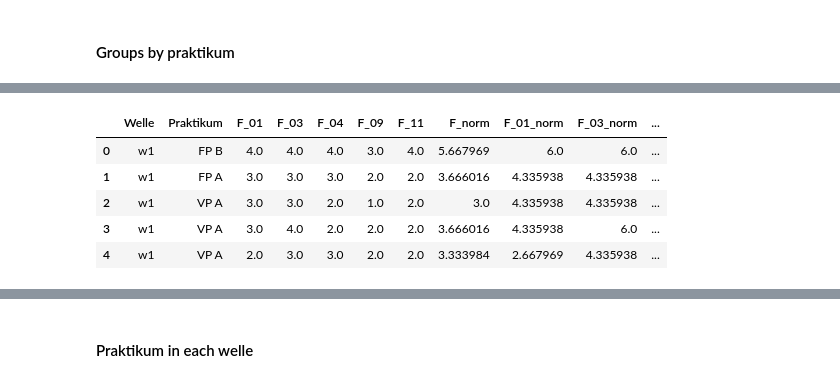
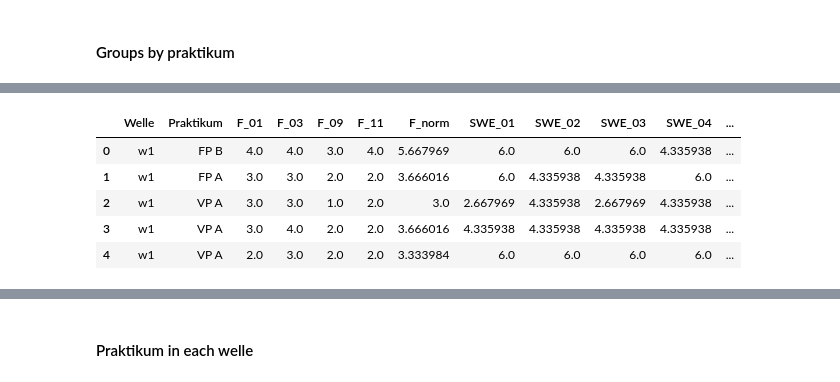
Before and after one commit to annaromankiewicz/masterarbeit, a Jupyter notebook: Analysis.ipynb, the cells around one changed output, grey strips where cells are left out. Cells and saved outputs as stored; diff of their text form; code cells hidden in the pictures.

```diff
--- a/Analysis.ipynb
+++ b/Analysis.ipynb
@@ -460,39 +1029,37 @@ w3_
 # %%
-from collections import defaultdict
-selected_columns = [
+SELECTED_COLUMNS_ALL_2 = [
         'Welle','Praktikum',
-        'F_01','F_03','F_04','F_09','F_11','F_norm',
-        'F_01_norm','F_03_norm','F_04_norm','F_09_norm','F_11_norm','F_mean_norm_new',
-        'SWE_norm',
-        'SWE_01','SWE_02','SWE_03','SWE_04','SWE_05','SWE_norm_new',
+        'F_01','F_03','F_09','F_11','F_norm',
+        'SWE_01','SWE_02','SWE_03','SWE_04','SWE_05','SWE_norm',
         'Semester','geschlecht','age']
+
 wellen = [
-    w1_[selected_columns].values,
-    w3_[selected_columns].values,
-    w4_[selected_columns].values,
-    w5_[selected_columns].values,
-    w6_[selected_columns].values,
-    w8_[selected_columns].values
+    w1_[SELECTED_COLUMNS_ALL_2].values,
+    w3_[SELECTED_COLUMNS_ALL_2].values,
+    w4_[SELECTED_COLUMNS_ALL_2].values,
+    w5_[SELECTED_COLUMNS_ALL_2].values,
+    w6_[SELECTED_COLUMNS_ALL_2].values,
+    w8_[SELECTED_COLUMNS_ALL_2].values
 ]
 
-groups_praktikum = defaultdict(list)
+groups_praktikum_2 = defaultdict(list)
 
 for vals in wellen:
     for row in vals:
-        groups_praktikum[row[0]].append(row)
+        groups_praktikum_2[row[0]].append(row)
 
 for key in groups_praktikum.keys():
-    groups_praktikum[key] = np.array(groups_praktikum[key])
+    groups_praktikum_2[key] = np.array(groups_praktikum_2[key])
 # %%
-list_praktikums = pd.DataFrame(
-    np.concatenate(tuple(praktikum_values for praktikum_values in groups_praktikum.values()), axis=0),
-    columns=selected_columns
+list_praktikums_2 = pd.DataFrame(
+    np.concatenate(tuple(praktikum_values for praktikum_values in groups_praktikum_2.values()), axis=0),
+    columns=SELECTED_COLUMNS_ALL_2
 )
-list_praktikums.head()
+list_praktikums_2.head()
 # %% [output]
-|  | Welle | Praktikum | F_01 | F_03 | F_04 | F_09 | F_11 | F_norm | F_01_norm | F_03_norm | ... |
-| 0 | w1 | FP B | 4.0 | 4.0 | 4.0 | 3.0 | 4.0 | 5.667969 | 6.0 | 6.0 | ... |
-| 1 | w1 | FP A | 3.0 | 3.0 | 3.0 | 2.0 | 2.0 | 3.666016 | 4.335938 | 4.335938 | ... |
-| 2 | w1 | VP A | 3.0 | 3.0 | 2.0 | 1.0 | 2.0 | 3.0 | 4.335938 | 4.335938 | ... |
-| 3 | w1 | VP A | 3.0 | 4.0 | 2.0 | 2.0 | 2.0 | 3.666016 | 4.335938 | 6.0 | ... |
-| 4 | w1 | VP A | 2.0 | 3.0 | 3.0 | 2.0 | 2.0 | 3.333984 | 2.667969 | 4.335938 | ... |
+|  | Welle | Praktikum | F_01 | F_03 | F_09 | F_11 | F_norm | SWE_01 | SWE_02 | SWE_03 | SWE_04 | ... |
+| 0 | w1 | FP B | 4.0 | 4.0 | 3.0 | 4.0 | 5.667969 | 6.0 | 6.0 | 6.0 | 4.335938 | ... |
+| 1 | w1 | FP A | 3.0 | 3.0 | 2.0 | 2.0 | 3.666016 | 6.0 | 4.335938 | 4.335938 | 6.0 | ... |
+| 2 | w1 | VP A | 3.0 | 3.0 | 1.0 | 2.0 | 3.0 | 2.667969 | 4.335938 | 2.667969 | 4.335938 | ... |
+| 3 | w1 | VP A | 3.0 | 4.0 | 2.0 | 2.0 | 3.666016 | 4.335938 | 4.335938 | 4.335938 | 4.335938 | ... |
+| 4 | w1 | VP A | 2.0 | 3.0 | 2.0 | 2.0 | 3.333984 | 6.0 | 6.0 | 6.0 | 6.0 | ... |
```
Also changed, not shown: parts of 53 cells of this notebook, 1 other file.
